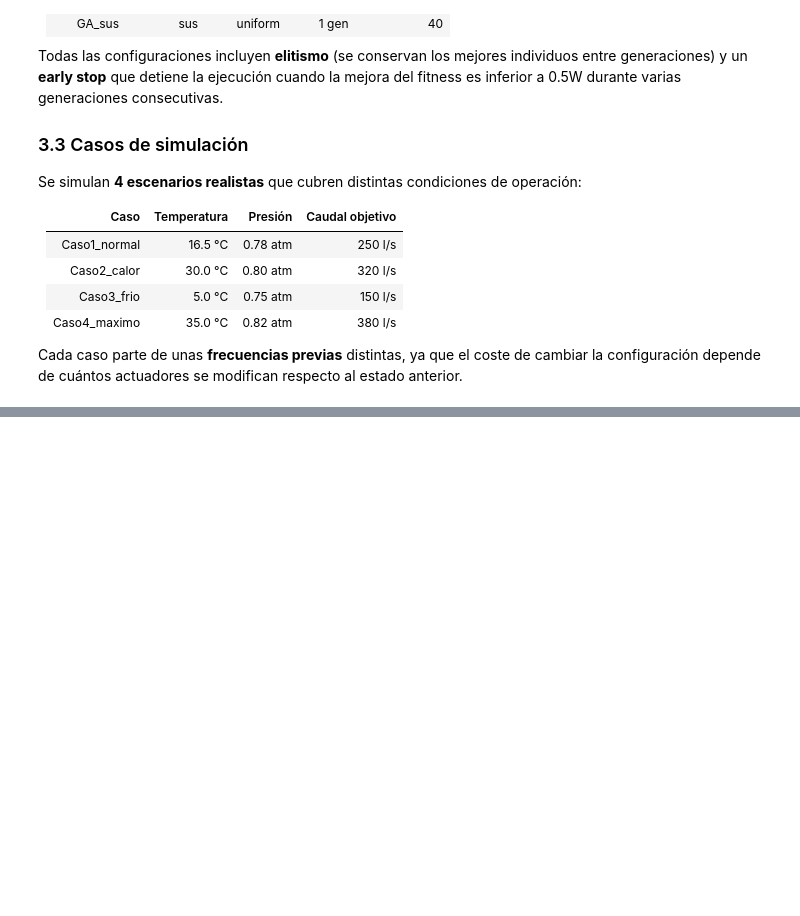
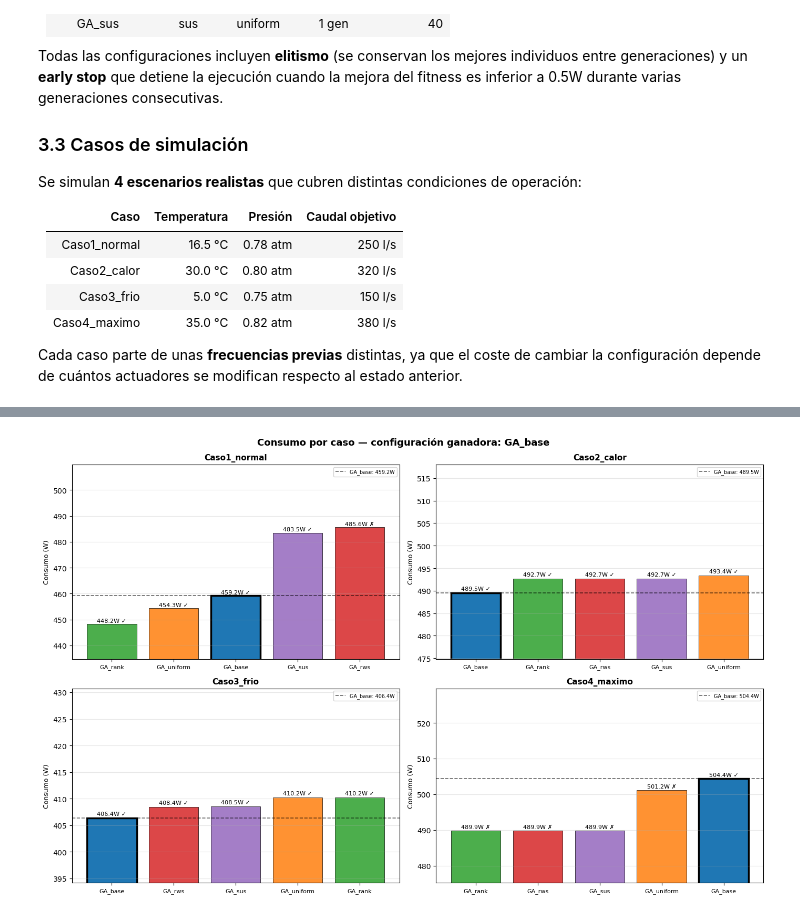
Before and after one commit to danielsoponaru/25_26_R8_Equipo_Naranja, a Jupyter notebook: Optimizacion_Compresores.ipynb, the cells around one changed output, grey strips where cells are left out. Cells and saved outputs as stored; diff of their text form; code cells hidden in the pictures; blank space fills up the shorter version.

```diff
--- a/Optimizacion_Compresores.ipynb
+++ b/Optimizacion_Compresores.ipynb
@@ -611,0 +652,62 @@ plot_genes_mejor_solucion(historial_fitness, casos, df_res, modelos, caudales, n
+# %%
+def plot_consumo_ganador_vs_resto(df_res, config_ganadora):
+    casos_nombres = df_res["Caso"].unique()
+    configs       = df_res["Config_GA"].unique()
+    colores       = {c: list(mcolors.TABLEAU_COLORS.values())[i] for i, c in enumerate(configs)}
+
+    fig, axes = plt.subplots(2, 2, figsize=(14, 9))
+    axes = axes.flatten()
+
+    for idx, caso in enumerate(casos_nombres):
+        ax      = axes[idx]
+        df_caso = df_res[df_res["Caso"] == caso].sort_values("Consumo_W")
+
+        bars = ax.bar(
+            df_caso["Config_GA"],
+            df_caso["Consumo_W"],
+            color=[colores[c] for c in df_caso["Config_GA"]],
+            edgecolor="black",
+            linewidth=0.6,
+            alpha=0.85,
+        )
+
+        for bar, config in zip(bars, df_caso["Config_GA"]):
+            if config == config_ganadora:
+                bar.set_edgecolor("black")
+                bar.set_linewidth(2.5)
+                bar.set_alpha(1.0)
+
+        for bar, row in zip(bars, df_caso.itertuples()):
+            sufijo = " ✓" if row.Cumple == "✓" else " ✗"
+            ax.text(
+                bar.get_x() + bar.get_width() / 2,
+                bar.get_height() + 0.3,
+                f"{row.Consumo_W:.1f}W{sufijo}",
+                ha="center", va="bottom", fontsize=8,
+            )
+
+        consumo_ganador = df_caso[df_caso["Config_GA"] == config_ganadora]["Consumo_W"].values
+        if len(consumo_ganador):
+            ax.axhline(consumo_ganador[0], color="black", linewidth=1.2,
+                       linestyle="--", alpha=0.6, label=f"{config_ganadora}: {consumo_ganador[0]:.1f}W")
+
+        ax.set_title(caso, fontweight="bold", fontsize=11)
+        ax.set_ylabel("Consumo (W)", fontsize=9)
+        ax.set_xlabel("")
+        ax.tick_params(axis="x", labelsize=8)
+        ax.legend(fontsize=7)
+        ax.grid(True, axis="y", alpha=0.3)
+
+        ymin = df_caso["Consumo_W"].min()
+        ax.set_ylim(ymin * 0.97, df_caso["Consumo_W"].max() * 1.05)
+
+    fig.suptitle(
+        f"Consumo por caso — configuración ganadora: {config_ganadora}",
+        fontsize=13, fontweight="bold"
+    )
+    plt.tight_layout()
+    plt.show()
+
+plot_consumo_ganador_vs_resto(df_res, config_ganadora)
+# %% [output]
+[figure, added]
```
Also changed, not shown: parts of 11 cells of this notebook.
